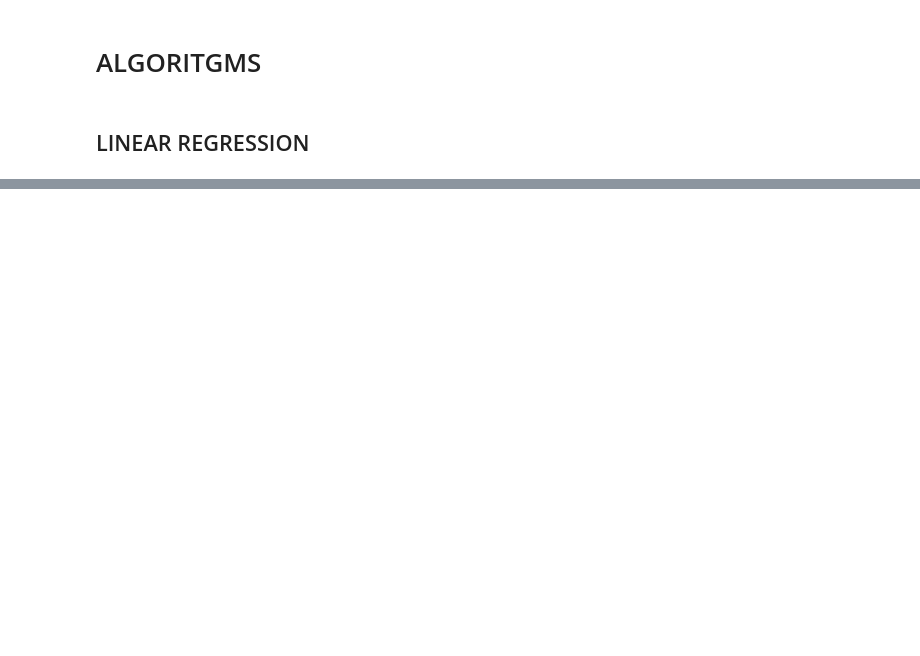
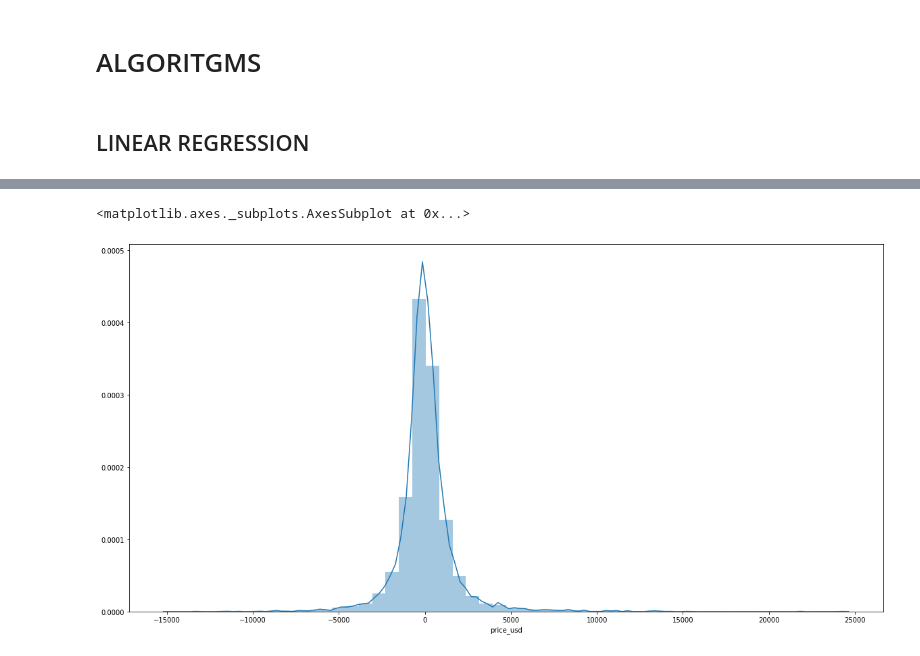
Before and after one commit to antoneev/travelrecommender, a Jupyter notebook: Used Cars.ipynb, the cells around one changed output, grey strips where cells are left out. Cells and saved outputs as stored; diff of their text form; code cells hidden in the pictures; blank space fills up the shorter version.

```diff
--- a/Used Cars.ipynb
+++ b/Used Cars.ipynb
@@ -968,0 +915,5 @@ Name: price_usd_log, dtype: float64
+# %%
+sns.distplot(y_test-pred)
+# %% [output]
+<matplotlib.axes._subplots.AxesSubplot at 0x...>
+[figure, added]
```
Also changed, not shown: parts of 30 cells of this notebook.
